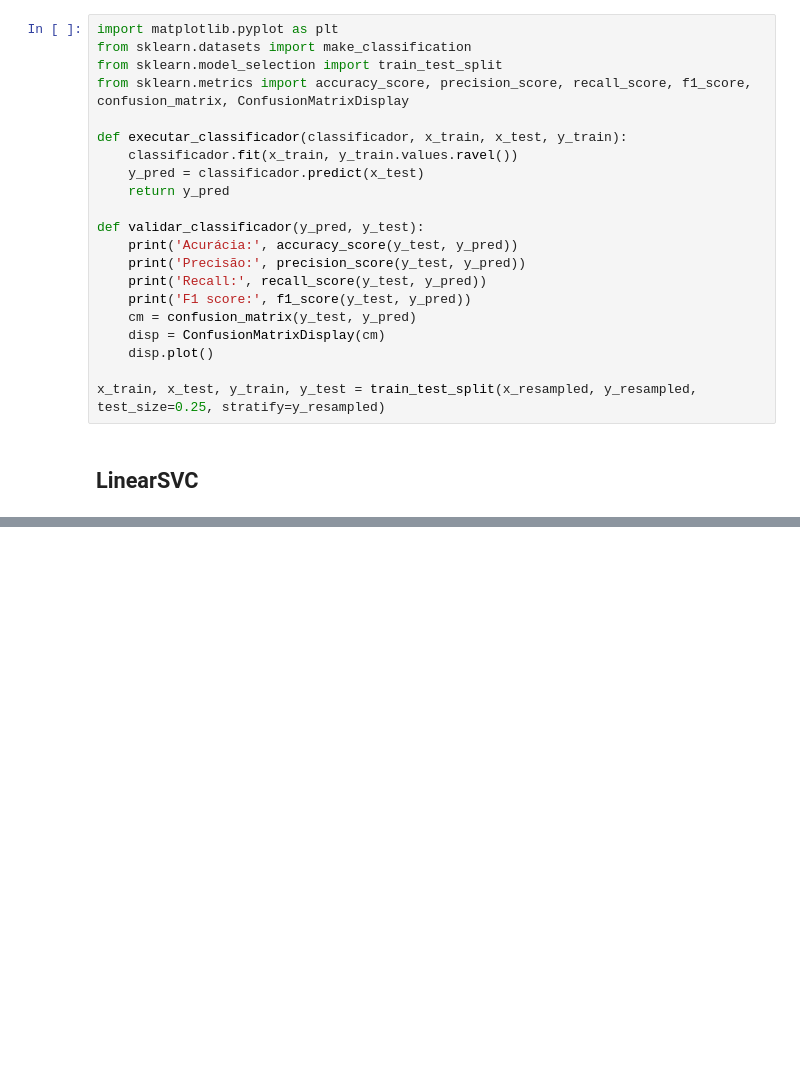
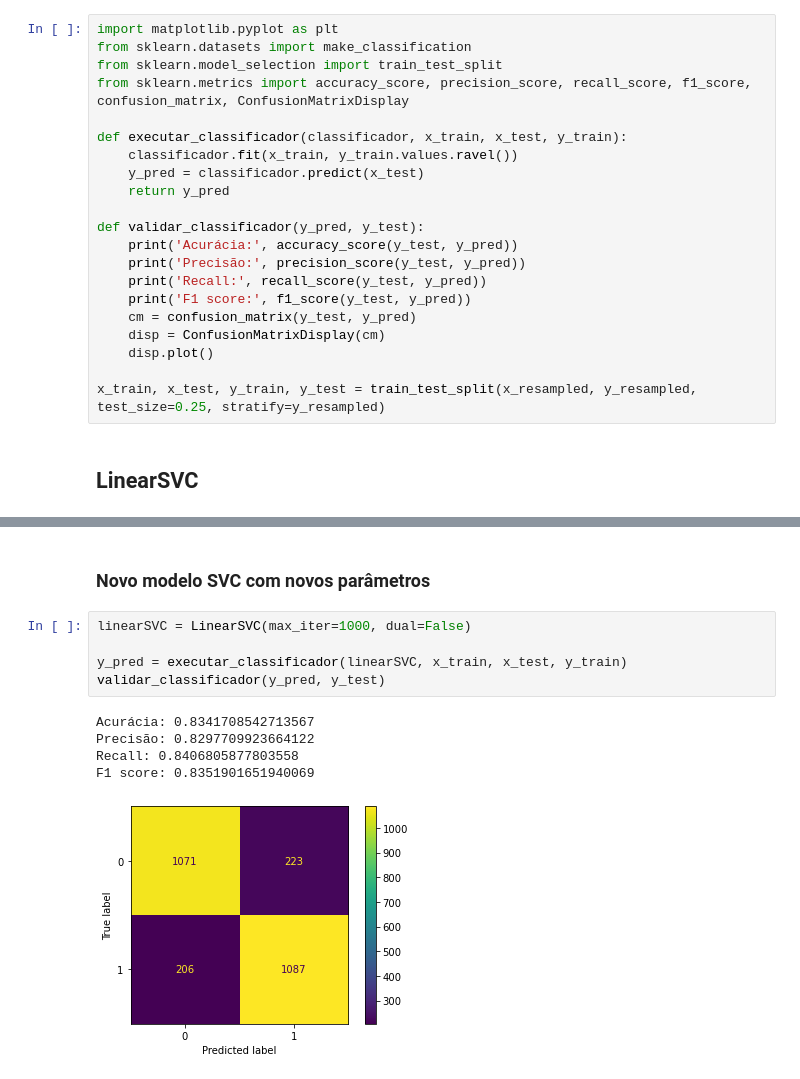
Before and after one commit to jackson-simionato/challenge_alura_DS01, a Jupyter notebook: week_3_challenge_alura_DS_2022_05.ipynb, the cells around one changed output, grey strips where cells are left out. Drawn from its saved outputs; the diff is of its cells as text; blank space fills up the shorter version.

```diff
--- a/week_3_challenge_alura_DS_2022_05.ipynb
+++ b/week_3_challenge_alura_DS_2022_05.ipynb
@@ -184,0 +185,13 @@ F1 score: 0.8515233320478209
+# %% [markdown]
+### Novo modelo SVC com novos parâmetros
+# %%
+linearSVC = LinearSVC(max_iter=1000, dual=False)
+
+y_pred = executar_classificador(linearSVC, x_train, x_test, y_train)
+validar_classificador(y_pred, y_test)
+# %% [output]
+Acurácia: 0.8341708542713567
+Precisão: 0.8297709923664122
+Recall: 0.8406805877803558
+F1 score: 0.8351901651940069
+[figure, added]
```
Also changed, not shown: parts of 27 cells of this notebook.
